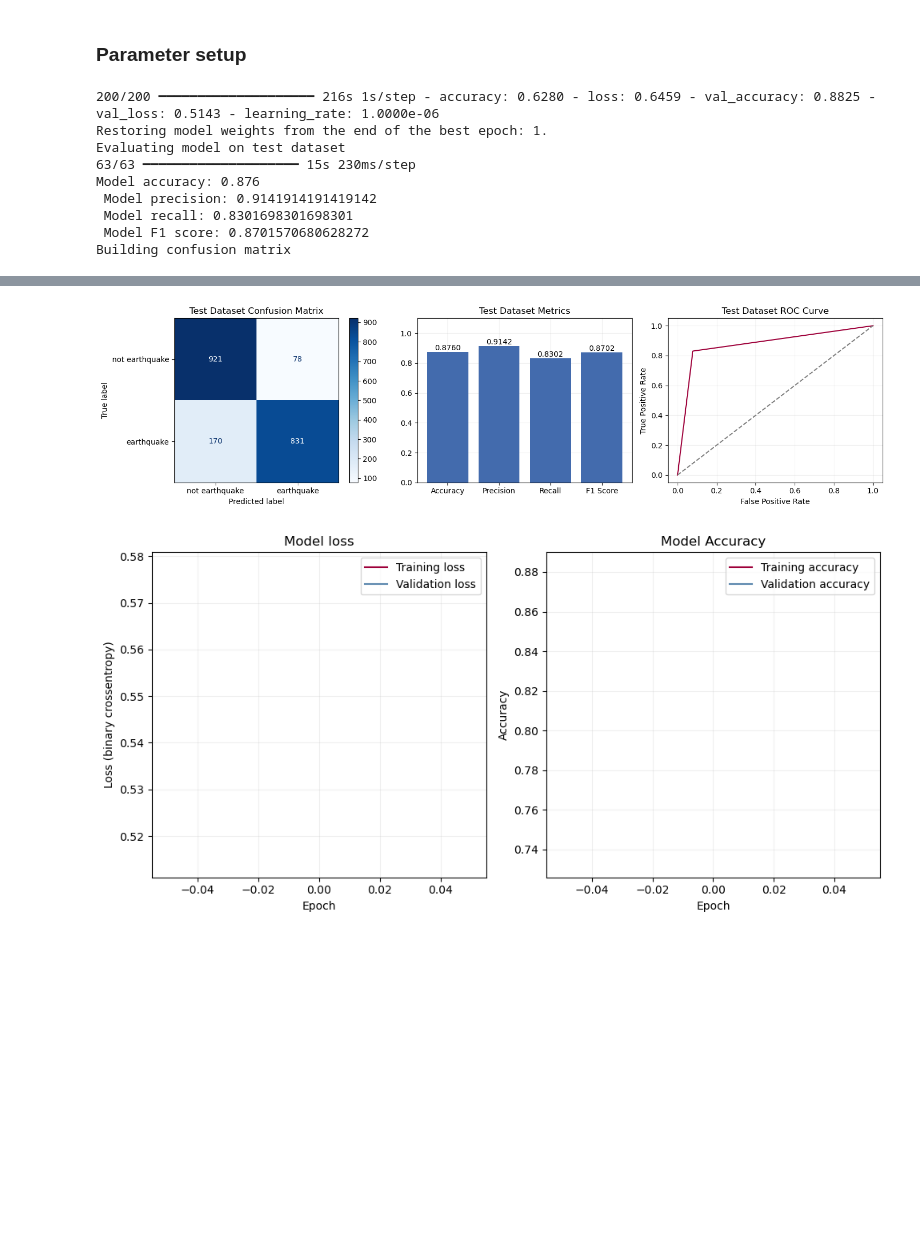
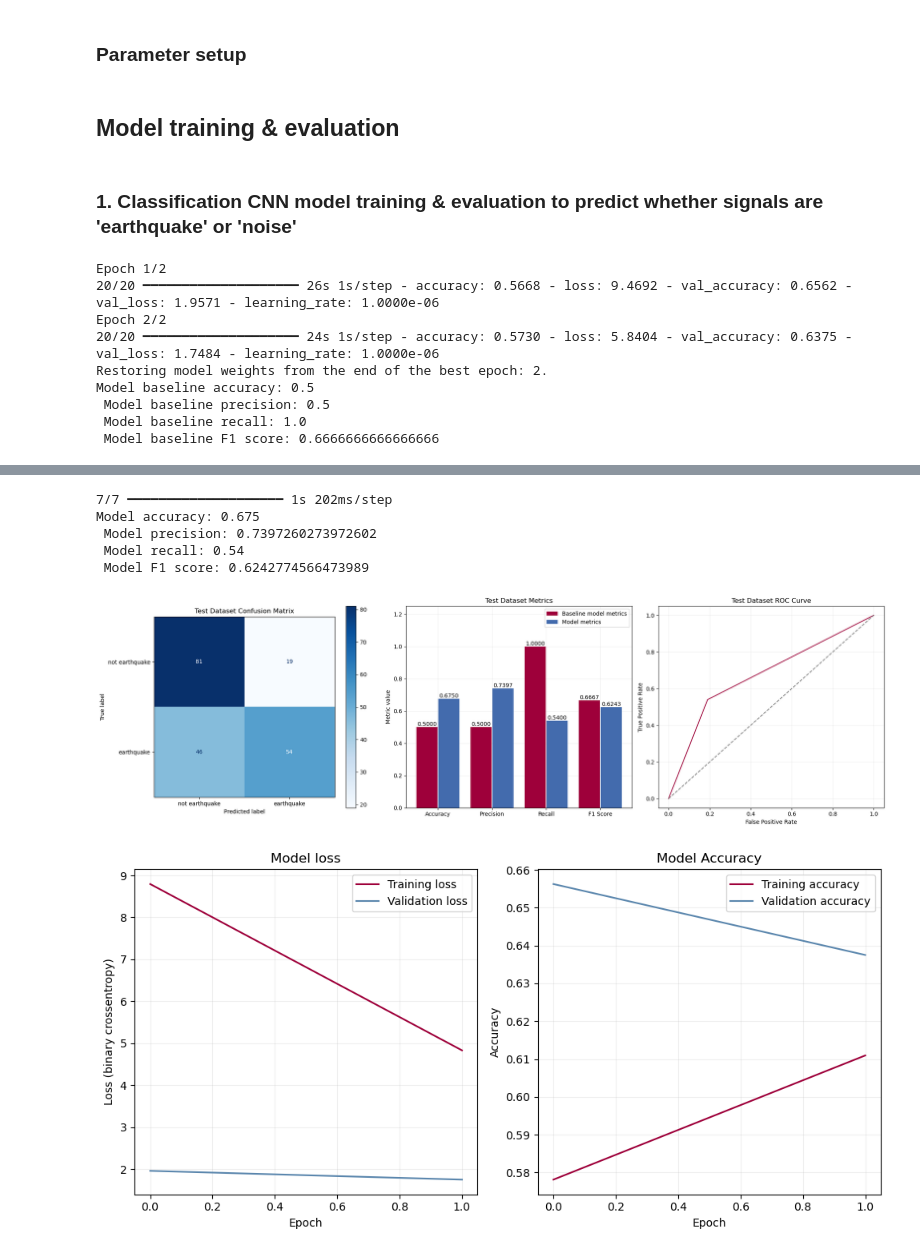
Before and after one commit to kaelynn-rose/Earthquake_Detection, a Jupyter notebook: notebooks/model_training_cnn.ipynb, the cells around one changed output, grey strips where cells are left out. Saved outputs shown, nothing was run; the diff lists cells and outputs as text; code cells hidden in the pictures; blank space fills up the shorter version.

Commit message:
Added documentation, fixed argument error in preproc functions

```diff
--- a/notebooks/model_training_cnn.ipynb
+++ b/notebooks/model_training_cnn.ipynb
@@ -31,16 +45,16 @@ plt.ioff() # Turn off matplotlib interactive mode. Prevents  memory leakage.
 These datasets were pre-processed from their raw STEAD format using the `DataPreprocessing` module and `data_preprocessing` notebook contained within this repo.
 # %%
 # Load extracted raw signals
-raw_signals = np.load('../../../data/STEAD/extracted_raw_signals_subsample_10000.npy')
+raw_signals = np.load('../../../data/STEAD/extracted_raw_signals_subsample_1000.npy')
 
 # Load created waveform images
-waveform_imgs = np.load('../../../data/STEAD/created_waveform_images_subsample_10000.npy')
+waveform_imgs = np.load('../../../data/STEAD/created_waveform_images_subsample_1000.npy')
 
 # Load created spectrogram images
-spectrogram_imgs = np.load('../../../data/STEAD/created_spectrogram_images_subsample_10000.npy')
+spectrogram_imgs = np.load('../../../data/STEAD/created_spectrogram_images_subsample_1000.npy')
 
 # Load metadata
-metadata = pd.read_feather('../../../data/STEAD/extracted_metadata_subsample_10000.feather')
+metadata = pd.read_feather('../../../data/STEAD/extracted_metadata_subsample_1000.feather')
 metadata = metadata.reset_index()
 # %% [markdown]
 #### Inspect image datasets and metadata to confirm they look as expected
@@ -111,5 +139,0 @@ waveform_kwargs = {'image_size' : (600,200)}
-# %%
-def image_preprocessing(image, image_size):
-    image = tf.image.resize(image, image_size)  # Resize image
-    image = tf.cast(image, tf.float32) / 255.0  # Normalize to [0, 1]
-    return image
@@ -322,23 +140,27 @@ def build_compile_classification_cnn(learning_rate=1e-6, loss='binary_crossentro
+# %% [markdown]
+## Model training & evaluation
+# %% [markdown]
+### 1. Classification CNN model training & evaluation to predict whether signals are 'earthquake' or 'noise'
 # %%
 # Set up model callbacks
-epochs = 1
-callbacks_c = callbacks_setup(model_tag='cnn_classification', epochs=epochs)
+epochs = 2
+callbacks_c = architectures.callbacks_setup(model_tag='cnn_classification', epochs=epochs)
 
 # Fit model
-train_dataset_c, val_dataset_c, test_dataset_c = prepare_datasets(imgs=spectrogram_imgs, labels=classifier_labels, preproc_func=image_preprocessing, preproc_func_kwargs=spectrogram_kwargs, batch_size=32)
-classifier_model = build_compile_classification_cnn(learning_rate=1e-6, loss='binary_crossentropy', metrics=['accuracy'])
+train_dataset_c, val_dataset_c, test_dataset_c = training_utils.prepare_datasets(imgs=spectrogram_imgs, labels=classifier_labels, preproc_func=image_preprocessing, preproc_func_kwargs=spectrogram_kwargs, batch_size=32)
+classifier_model = architectures.build_compile_classification_cnn(learning_rate=1e-6, loss='binary_crossentropy', metrics=['accuracy'])
 classifier_history = classifier_model.fit(train_dataset_c, epochs=epochs, callbacks=callbacks_c, validation_data=val_dataset_c)
 
 # Evaluate model and plot results
-evaluate_classification_model(classifier_model, test_dataset_c)
-plot_training_history(classifier_history)
+training_utils.evaluate_classification_model(classifier_model, train_dataset_c, test_dataset_c)
+training_utils.plot_training_history(classifier_history)
 # %% [output]
-200/200 ━━━━━━━━━━━━━━━━━━━━ 216s 1s/step - accuracy: 0.6280 - loss: 0.6459 - val_accuracy: 0.8825 - val_loss: 0.5143 - learning_rate: 1.0000e-06
-Restoring model weights from the end of the best epoch: 1.
-Evaluating model on test dataset
-63/63 ━━━━━━━━━━━━━━━━━━━━ 15s 230ms/step
-Model accuracy: 0.876
- Model precision: 0.9141914191419142
- Model recall: 0.8301698301698301
- Model F1 score: 0.8701570680628272
-Building confusion matrix
+Epoch 1/2
+20/20 ━━━━━━━━━━━━━━━━━━━━ 26s 1s/step - accuracy: 0.5668 - loss: 9.4692 - val_accuracy: 0.6562 - val_loss: 1.9571 - learning_rate: 1.0000e-06
+Epoch 2/2
+20/20 ━━━━━━━━━━━━━━━━━━━━ 24s 1s/step - accuracy: 0.5730 - loss: 5.8404 - val_accuracy: 0.6375 - val_loss: 1.7484 - learning_rate: 1.0000e-06
+Restoring model weights from the end of the best epoch: 2.
+Model baseline accuracy: 0.5
+ Model baseline precision: 0.5
+ Model baseline recall: 1.0
+ Model baseline F1 score: 0.6666666666666666
@@ -345,2 +169,7 @@ Building confusion matrix
+7/7 ━━━━━━━━━━━━━━━━━━━━ 1s 202ms/step
+Model accuracy: 0.675
+ Model precision: 0.7397260273972602
+ Model recall: 0.54
+ Model F1 score: 0.6242774566473989
-[figure, old version]
+[figure, new version]
-[figure, old version]
+[figure, new version]
```
Also changed, not shown: parts of 27 cells of this notebook, 4 other files.
